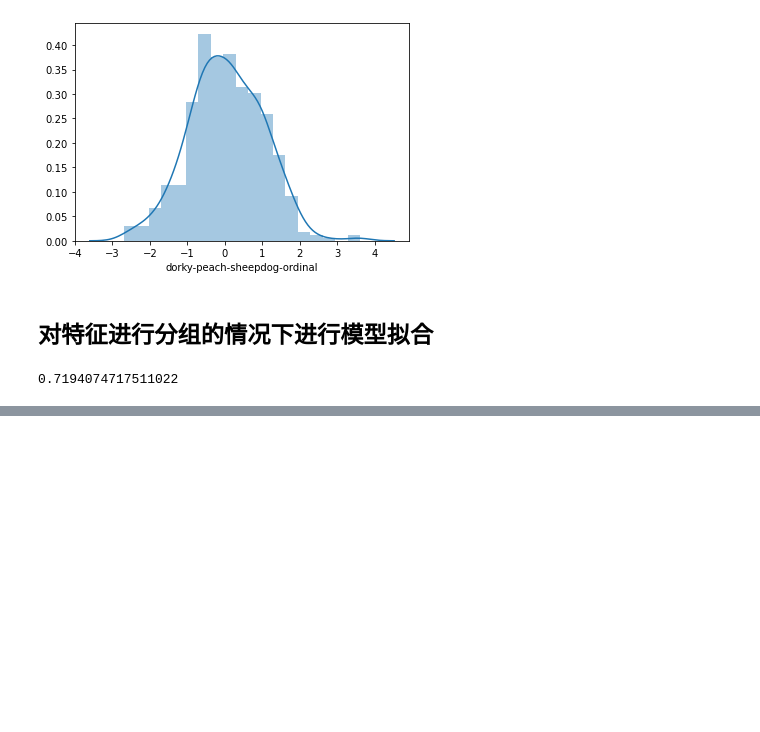
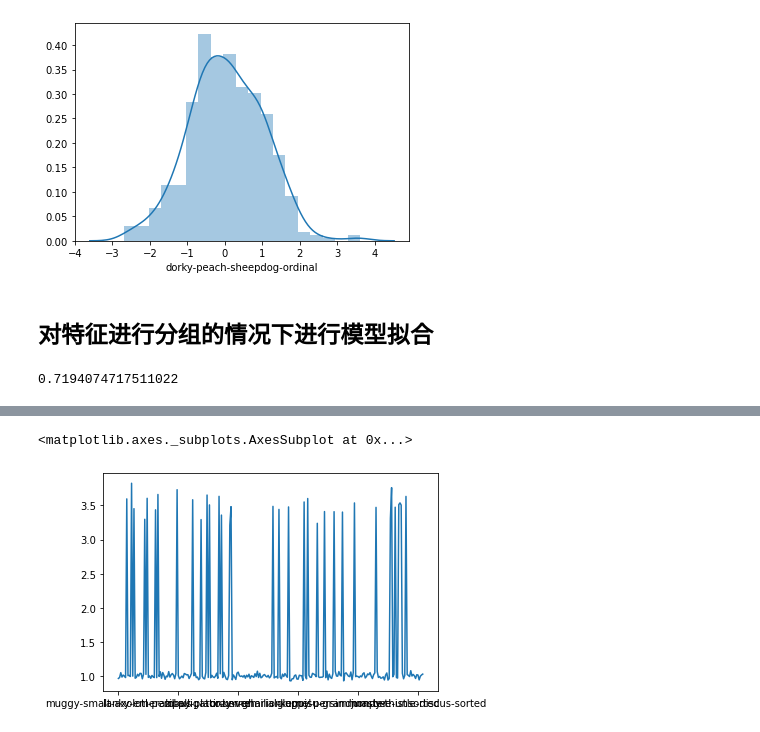
Before and after one commit to Jiezju/Kaggle_starter, a Jupyter notebook: 6_instant_gratification.ipynb, the cells around one changed output, grey strips where cells are left out. Cells and saved outputs as stored; diff of their text form; code cells hidden in the pictures; blank space fills up the shorter version.

```diff
--- a/6_instant_gratification.ipynb
+++ b/6_instant_gratification.ipynb
@@ -280,0 +294,2 @@ roc_auc_score(target[val_idx], train_oof[val_idx])
+# %%
+train1 = train[train['wheezy-copper-turtle-magic'] == 1]
@@ -280,0 +312,5 @@ roc_auc_score(target[val_idx], train_oof[val_idx])
+# %%
+train1.drop(['id', 'wheezy-copper-turtle-magic', 'target'], axis=1).std().plot()
+# %% [output]
+<matplotlib.axes._subplots.AxesSubplot at 0x...>
+[figure, added]
```
Also changed, not shown: parts of 15 cells of this notebook.
